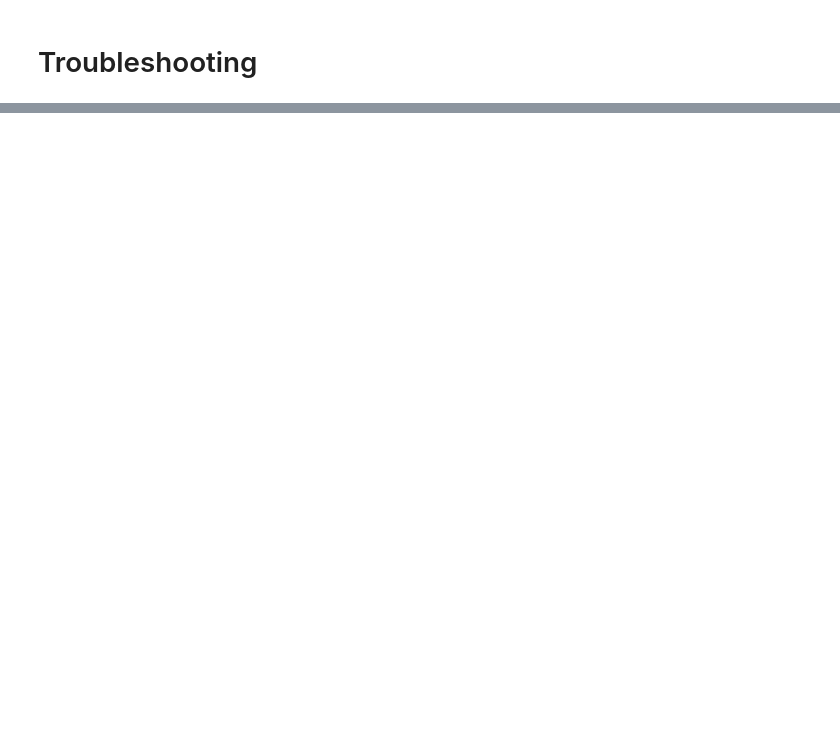
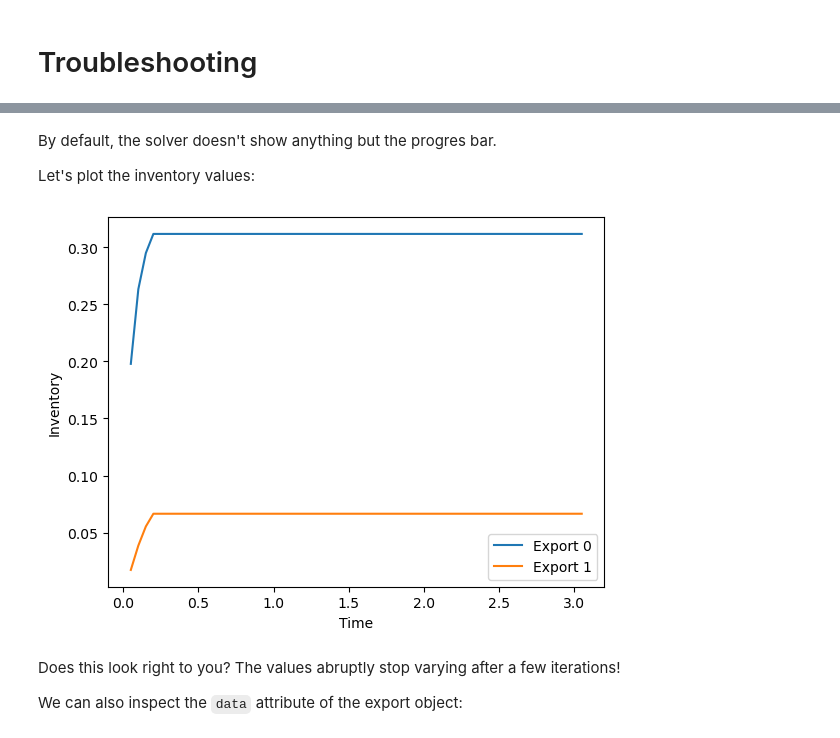
Before and after one commit to festim-dev/FESTIM-workshop, a Jupyter notebook: book/content/misc/troubleshooting.ipynb, the cells around one changed output, grey strips where cells are left out. Drawn from its saved outputs; the diff is of its cells as text; code cells hidden in the pictures; blank space fills up the shorter version.

```diff
--- a/book/content/misc/troubleshooting.ipynb
+++ b/book/content/misc/troubleshooting.ipynb
@@ -8,9 +14,10 @@ import numpy as np
 from dolfinx.mesh import create_unit_square
 from mpi4py import MPI
 
+my_model = F.HydrogenTransportProblem()
+
 fenics_mesh = create_unit_square(MPI.COMM_WORLD, 10, 10)
-
-festim_mesh = F.Mesh(fenics_mesh)
+my_model.mesh = F.Mesh(fenics_mesh)
 
 material_top = F.Material(D_0=1, E_D=0)
 material_bot = F.Material(D_0=2, E_D=0)
@@ -22,8 +29,6 @@ bottom_volume = F.VolumeSubdomain(id=2, material=material_bot, locator=lambda x:
 top_surface = F.SurfaceSubdomain(id=1, locator=lambda x: np.isclose(x[1], 1.0))
 bottom_surface = F.SurfaceSubdomain(id=2, locator=lambda x: np.isclose(x[1], 0.0))
 
-my_model = F.HydrogenTransportProblem()
-my_model.mesh = festim_mesh
 my_model.subdomains = [top_surface, bottom_surface, top_volume, bottom_volume]
 
 H = F.Species("H")
@@ -36,7 +41,12 @@ my_model.boundary_conditions = [
     F.FixedConcentrationBC(subdomain=bottom_surface, value=0.0, species=H),
 ]
 
-my_model.settings = F.Settings(atol=1e-7, rtol=1e-10, transient=True, final_time=100, stepsize=20)
+my_model.exports = [
+    F.TotalVolume(field=H, volume=top_volume),
+    F.TotalVolume(field=H, volume=bottom_volume),
+]
+
+my_model.settings = F.Settings(atol=1e-1, rtol=1e-10, transient=True, final_time=3, stepsize=0.05)
 
 my_model.initialise()
 my_model.run()
@@ -68,0 +53,19 @@ my_model.run()
+# %% [markdown]
+By default, the solver doesn't show anything but the progres bar.
+
+Let's plot the inventory values:
+# %%
+import matplotlib.pyplot as plt
+
+for i, export in enumerate(my_model.exports):
+    plt.plot(export.t, export.data, label=f"Export {i}")
+plt.xlabel("Time")
+plt.ylabel("Inventory")
+plt.legend()
+plt.show()
+# %% [output]
+[figure, added]
+# %% [markdown]
+Does this look right to you? The values abruptly stop varying after a few iterations!
+
+We can also inspect the `data` attribute of the export object:
```
Also changed, not shown: parts of 28 cells of this notebook, 1 other file.
